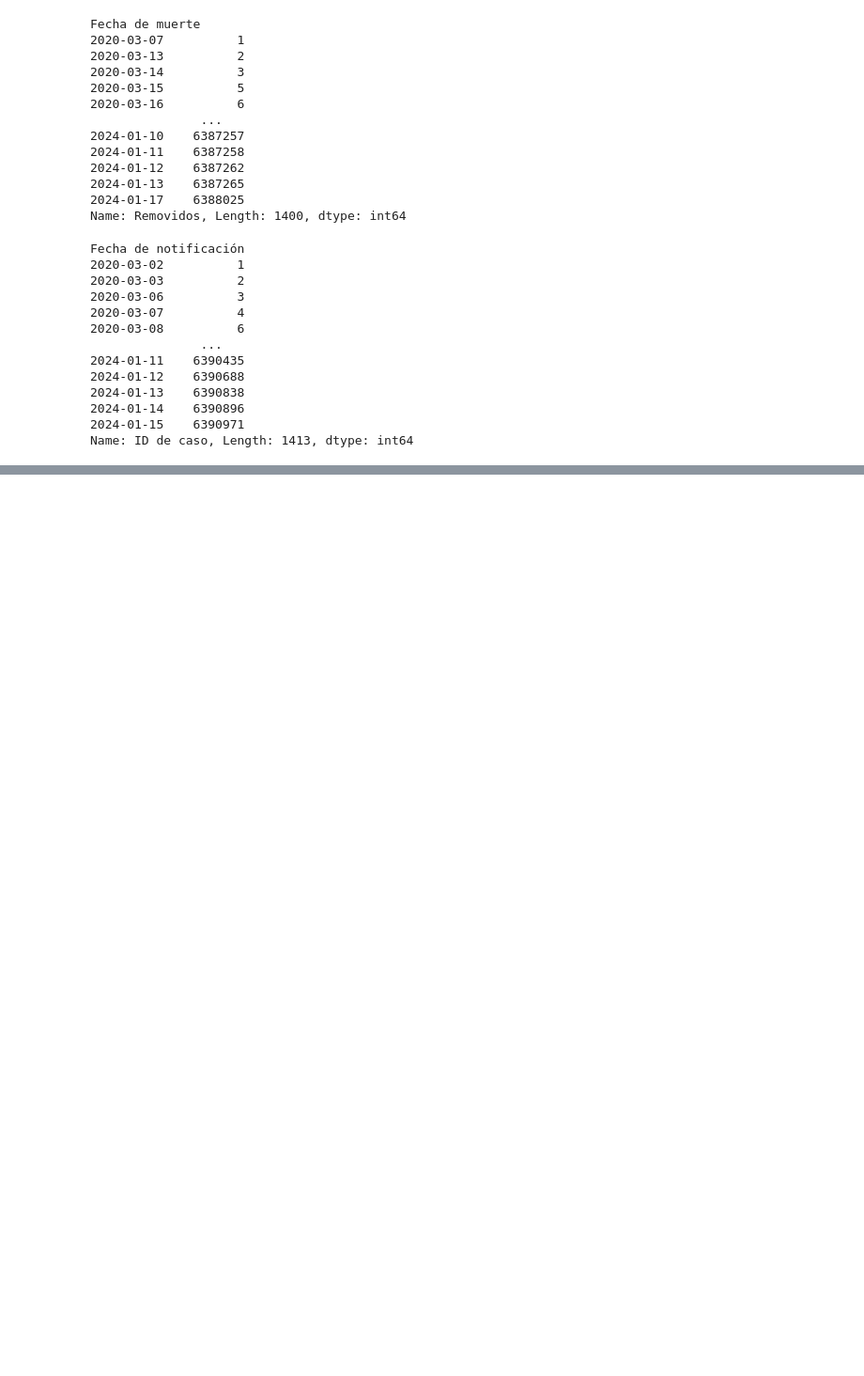
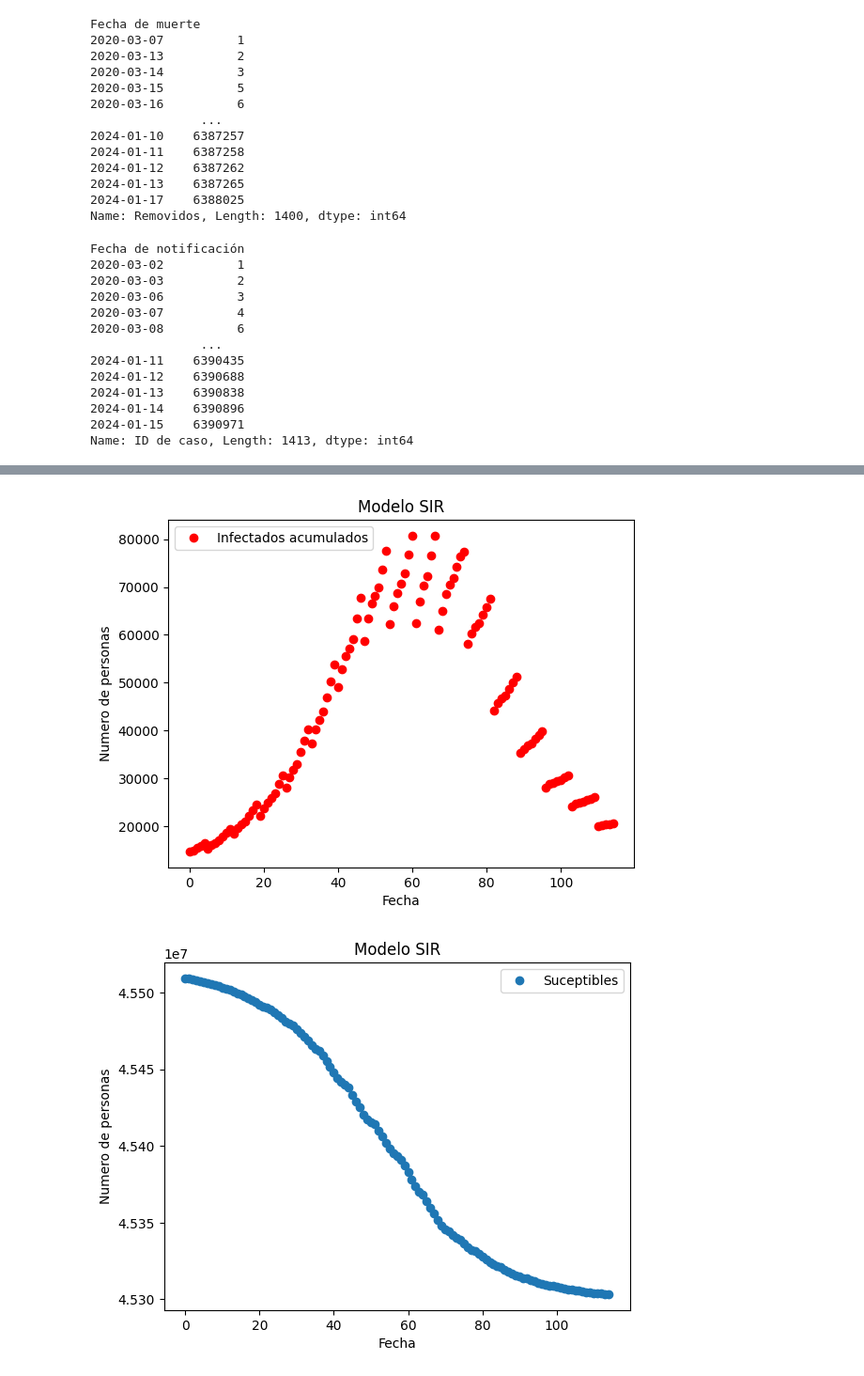
Before and after one commit to oazula/Dinamica-V, a Jupyter notebook: Analisis de datos Colombia.ipynb, the cells around one changed output, grey strips where cells are left out. Shown at 94% size. Cells and saved outputs as stored; diff of their text form; code cells hidden in the pictures; blank space fills up the shorter version.

Commit message:
Preparacion y guardado de los datos de colombia

```diff
--- a/Analisis de datos Colombia.ipynb
+++ b/Analisis de datos Colombia.ipynb
@@ -11,10 +11,10 @@ import plotly.express as px
 ### 1.1)Carga
 # %%
 #oscar
-#file_path = r'C:\Users\oscar\OneDrive - Universidad Nacional de Colombia\Universidad-Fisica\Introduccion a la investigacion teorica\Dinamica viral\Datos Colombia\Casos_positivos_de_COVID-19_en_Colombia(positivos).csv'
+file_path = r'C:\Users\oscar\OneDrive - Universidad Nacional de Colombia\Universidad-Fisica\Introduccion a la investigacion teorica\Dinamica viral\Datos Colombia\Casos_positivos_de_COVID-19_en_Colombia(positivos).csv'
 
 #sebastian
-file_path = r"../../Descargas/Casos_positivos_de_COVID-19_en_Colombia._20240624.csv"
+#file_path = r"../../Descargas/Casos_positivos_de_COVID-19_en_Colombia._20240624.csv"
 
 
 # Read the data from the text file into a DataFrame
@@ -308,0 +366,16 @@ fig.show()
+# %%
+#convertir las fechas en numeros para poder hacer la regresion
+infectados_acumulados_filter['Fecha'] = pd.to_datetime(infectados_acumulados_filter['Fecha'])
+infectados_acumulados_filter['Fecha'] = infectados_acumulados_filter['Fecha'].map(pd.Timestamp.to_julian_date)
+
+sucetibles_filter['Fecha'] = pd.to_datetime(sucetibles_filter['Fecha'])
+sucetibles_filter['Fecha'] = sucetibles_filter['Fecha'].map(pd.Timestamp.to_julian_date)
+
+
+removidos_acumulados_filter['Fecha'] = pd.to_datetime(removidos_acumulados_filter['Fecha'])
+removidos_acumulados_filter['Fecha'] = removidos_acumulados_filter['Fecha'].map(pd.Timestamp.to_julian_date)
+
+
+infectados_acumulados_filter.drop('Fecha', axis=1, inplace=True)
+sucetibles_filter.drop('Fecha', axis=1, inplace=True)
+removidos_acumulados_filter.drop('Fecha', axis=1, inplace=True)
@@ -308,0 +400,32 @@ fig.show()
+# %%
+#graph the 3 dataframes in the same plot
+fig, ax = plt.subplots()
+ax.plot(infectados_acumulados_filter,'o', label='Infectados acumulados', color='red')
+#ax.plot(sucetibles_filter,'o', label='Suceptibles')
+#ax.plot(removidos_acumulados_filter, 'o', label='Removidos acumulados')
+ax.set_xlabel('Fecha')
+ax.set_ylabel('Numero de personas')
+ax.set_title('Modelo SIR')
+ax.legend()
+plt.show()
+
+#graph the 3 dataframes in the same plot
+fig, ax = plt.subplots()
+ax.plot(sucetibles_filter,'o', label='Suceptibles')
+ax.set_xlabel('Fecha')
+ax.set_ylabel('Numero de personas')
+ax.set_title('Modelo SIR')
+ax.legend()
+plt.show()
+
+#graph the 3 dataframes in the same plot
+fig, ax = plt.subplots()
+ax.plot(removidos_acumulados_filter, 'o', label='Removidos acumulados')
+ax.set_xlabel('Fecha')
+ax.set_ylabel('Numero de personas')
+ax.set_title('Modelo SIR')
+ax.legend()
+plt.show()
+# %% [output]
+[figure, added]
+[figure, added]
```
Also changed, not shown: parts of 13 cells of this notebook, 1 other file.
